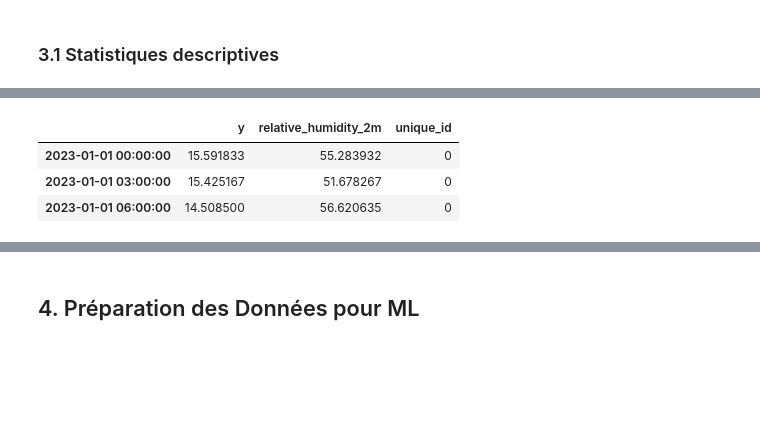
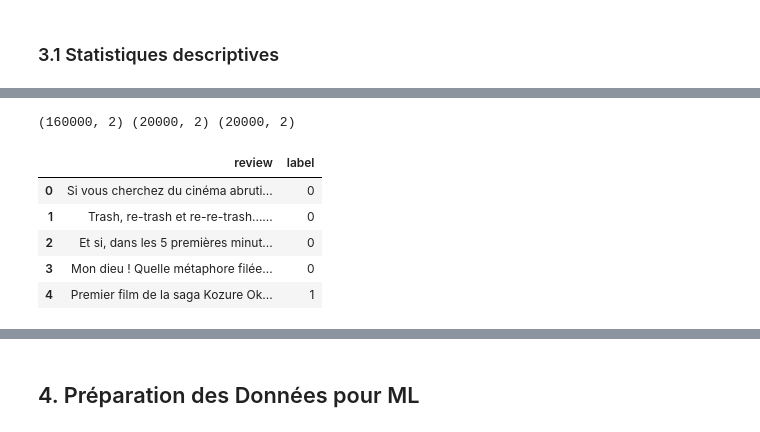
Before and after one commit to 2024-2025-estia-bihar/mesp2-laurent-sini, a Jupyter notebook: notebooks/EDA_Deep_Learning_II.ipynb, the cells around one changed output, grey strips where cells are left out. Saved outputs shown, nothing was run; the diff lists cells and outputs as text; code cells hidden in the pictures; blank space fills up the shorter version.

```diff
--- a/notebooks/EDA_Deep_Learning_II.ipynb
+++ b/notebooks/EDA_Deep_Learning_II.ipynb
@@ -86,2 +45,11 @@ if inspector.has_table('data_open_meteo'):
+# %%
+train_ds, val_ds, test_ds = load_dataset(
+    'allocine',
+    split=['train', 'validation', 'test']
+)
+
+df_train = pd.DataFrame(train_ds)
+df_val = pd.DataFrame(val_ds)
+df_test = pd.DataFrame(test_ds)
 # %% [markdown]
 ## 3. Analyse Exploratoire des Données (EDA)
@@ -124,7 +58,11 @@ dtype: int64
-# %%
-df_eda.head(n=3)
-# %% [output]
-|  | y | relative_humidity_2m | unique_id |
-| 2023-01-01 00:00:00 | 15.591833 | 55.283932 | 0 |
-| 2023-01-01 03:00:00 | 15.425167 | 51.678267 | 0 |
-| 2023-01-01 06:00:00 | 14.508500 | 56.620635 | 0 |
+# %%
+print(df_train.shape, df_val.shape, df_test.shape)
+df_train.head()
+# %% [output]
+(160000, 2) (20000, 2) (20000, 2)
+|  | review | label |
+| 0 | Si vous cherchez du cinéma abruti... | 0 |
+| 1 | Trash, re-trash et re-re-trash...... | 0 |
+| 2 | Et si, dans les 5 premières minut... | 0 |
+| 3 | Mon dieu ! Quelle métaphore filée... | 0 |
+| 4 | Premier film de la saga Kozure Ok... | 1 |
```
Also changed, not shown: parts of 187 cells of this notebook, 3 other files.
